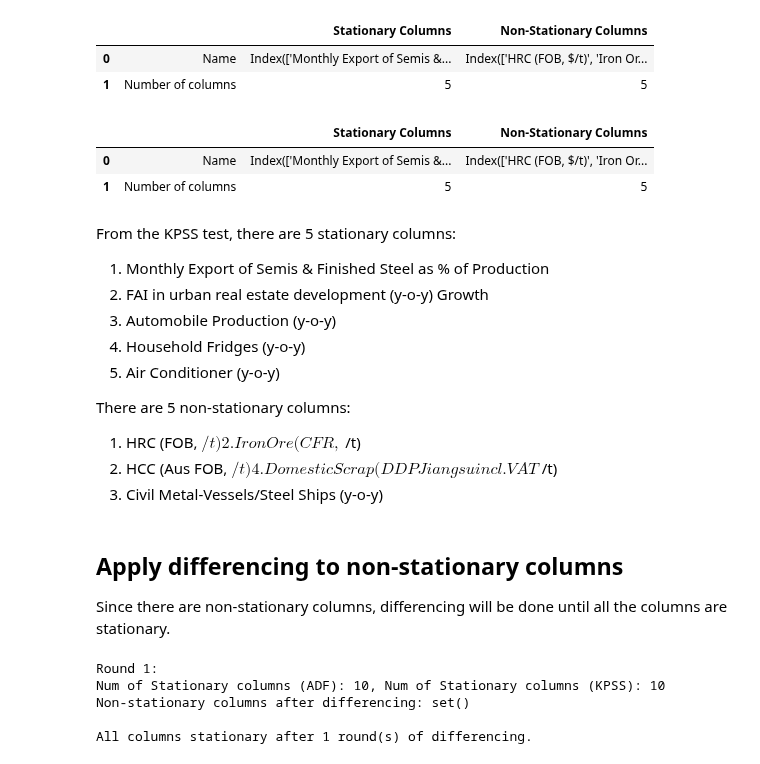
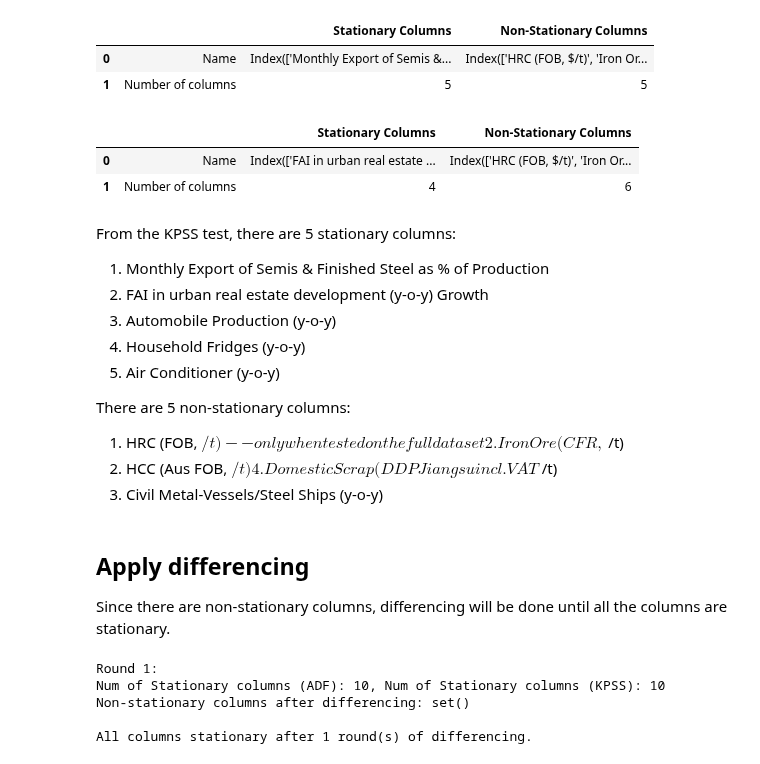
Before and after one commit to nguyenhpnguyen/BT4103-Business-Analytics-Capstone-Project, a Jupyter notebook: notebook/01_stationarity_tests.ipynb, the cells around one changed output. Saved outputs shown, nothing was run; the diff lists cells and outputs as text; code cells hidden in the pictures.

```diff
--- a/notebook/01_stationarity_tests.ipynb
+++ b/notebook/01_stationarity_tests.ipynb
@@ -168,19 +168,19 @@ results_df_kpss.style
 | 1 | Number of columns | 5 | 5 |
 # %%
 # Conduct KPSS test on train dataset
-stationary_train_kpss, non_stationary_train_kpss = kpss_results(df)
+stationary_train_kpss, non_stationary_train_kpss = kpss_results(df_train)
 
 # Display results in a dataframe, showing stationary and non-stationary columns
 results_df_train_kpss = pd.DataFrame({
     '': ['Name', 'Number of columns'],
     'Stationary Columns': [stationary_train_kpss, len(stationary_train_kpss)],
     'Non-Stationary Columns': [non_stationary_train_kpss, len(non_stationary_train_kpss)]
 })
 results_df_train_kpss.style
 # %% [output]
 |  |  | Stationary Columns | Non-Stationary Columns |
-| 0 | Name | Index(['Monthly Export of Semis &... | Index(['HRC (FOB, $/t)', 'Iron Or... |
-| 1 | Number of columns | 5 | 5 |
+| 0 | Name | Index(['FAI in urban real estate ... | Index(['HRC (FOB, $/t)', 'Iron Or... |
+| 1 | Number of columns | 4 | 6 |
 # %% [markdown]
 From the KPSS test, there are 5 stationary columns:
 1. Monthly Export of Semis & Finished Steel as % of Production
@@ -190,13 +190,13 @@ From the KPSS test, there are 5 stationary columns:
 5. Air Conditioner (y-o-y)
 
 There are 5 non-stationary columns:
-1. HRC (FOB, $/t)
+1. HRC (FOB, $/t) -- only when tested on the full dataset
 2. Iron Ore (CFR, $/t)
 3. HCC (Aus FOB, $/t)
 4. Domestic Scrap (DDP Jiangsu incl. VAT $/t)
 5. Civil Metal-Vessels/Steel Ships (y-o-y)
 # %% [markdown]
-## Apply differencing to non-stationary columns
+## Apply differencing
 Since there are non-stationary columns, differencing will be done until all the columns are stationary.
 # %%
 def apply_differencing(df):
```
Also changed, not shown: 1 other file.
